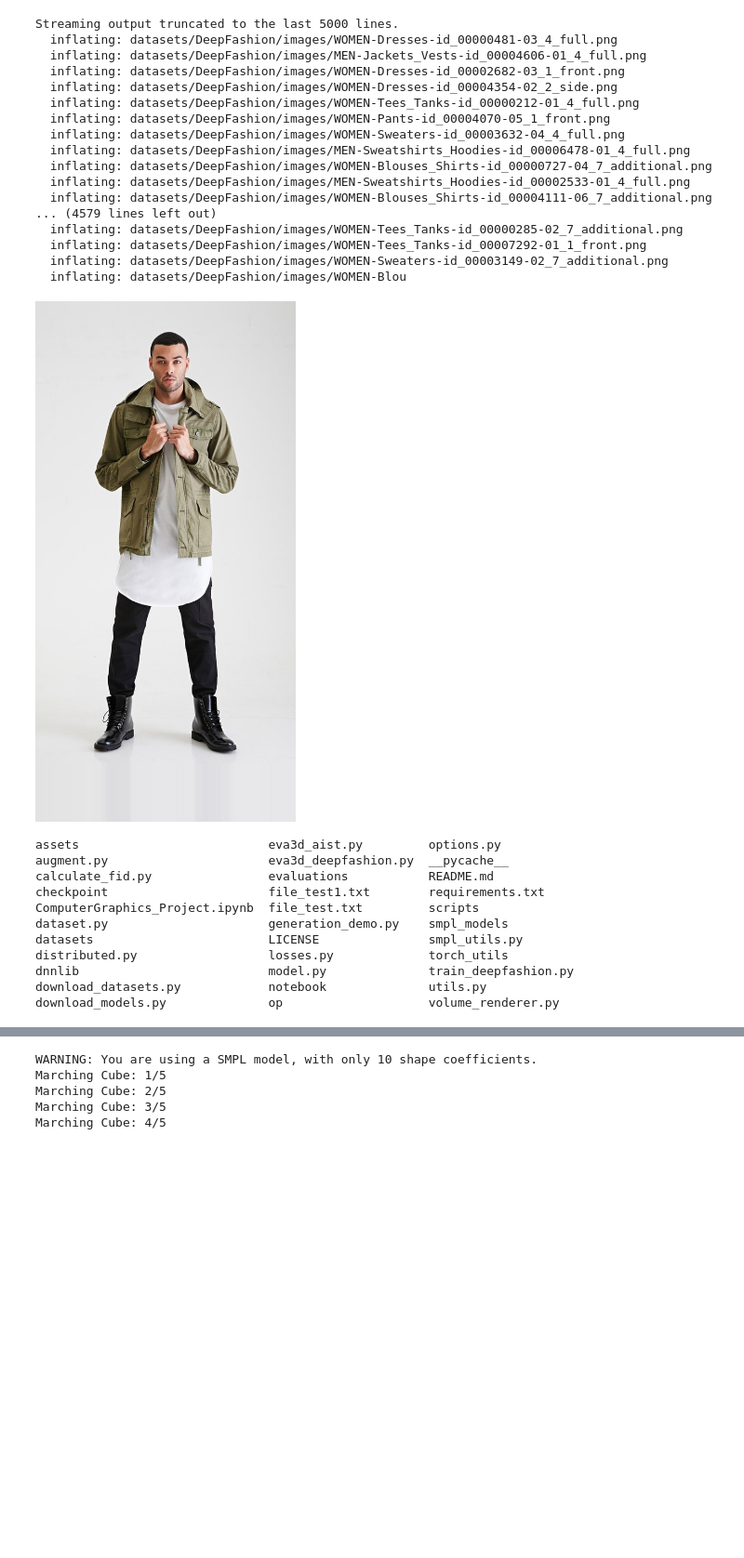
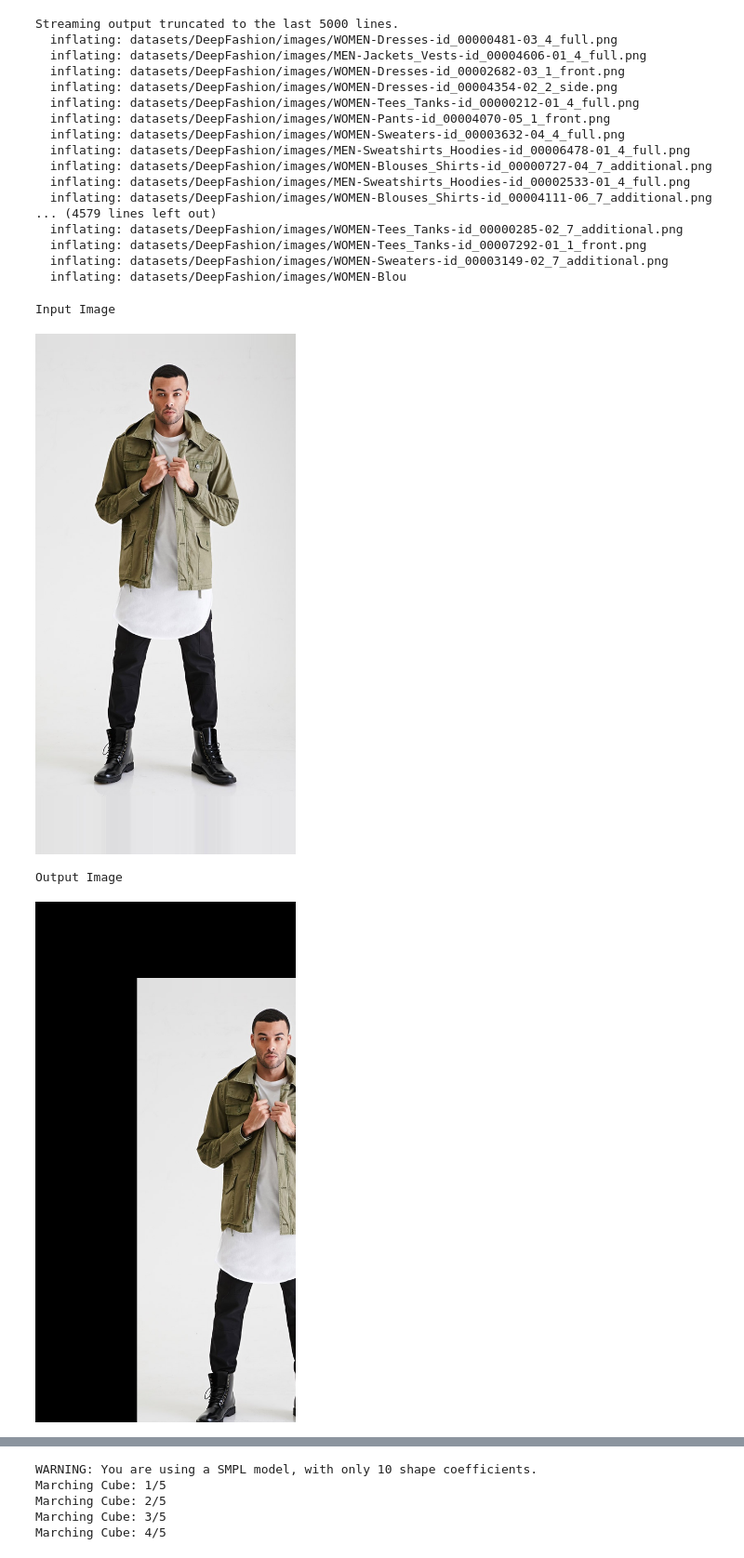
Before and after one commit to juan026/EVA3D, a Jupyter notebook: ComputerGraphics_Project.ipynb, the cells around one changed output, grey strips where cells are left out. Shown at 93% size. Drawn from its saved outputs; the diff is of its cells as text; code cells hidden in the pictures; blank space fills up the shorter version.

```diff
--- a/ComputerGraphics_Project.ipynb
+++ b/ComputerGraphics_Project.ipynb
@@ -140,21 +125,0 @@ img_testing3 = os.path.join(root_dataset, testing_images[2])
-# %%
-from IPython.display import Image
-print(img_testing1)
-# %% [output]
-[figure, removed]
-# %%
-with open("file_test1.txt", "w") as ft1:
-  ft1.write(testing_images[0])
-!ls
-# %% [output]
-assets                          eva3d_aist.py         options.py
-augment.py                      eva3d_deepfashion.py  __pycache__
-calculate_fid.py                evaluations           README.md
-checkpoint                      file_test1.txt        requirements.txt
-ComputerGraphics_Project.ipynb  file_test.txt         scripts
-dataset.py                      generation_demo.py    smpl_models
-datasets                        LICENSE               smpl_utils.py
-distributed.py                  losses.py             torch_utils
-dnnlib                          model.py              train_deepfashion.py
-download_datasets.py            notebook              utils.py
-download_models.py              op                    volume_renderer.py
@@ -160,0 +135,28 @@ download_models.py              op                    volume_renderer.py
+# %%
+# @title Transformation: Translation
+# Translation
+image = cv2.imread(img_testing1)
+ancho = image.shape[1] #columnas
+alto = image.shape[0] # filas
+
+M = np.float32([[1, 0,200],
+                [0, 1,150]])
+imageOut = cv2.warpAffine(image,M,(ancho,alto))
+print('Input Image')
+cv2_imshow(image)
+print('Output Image')
+cv2_imshow(imageOut)
+cv2.waitKey(0)
+output_img_path = img_testing1[:-4]+"__translation.png"
+print(output_img_path)
+cv2.imwrite(output_img_path, imageOut)
+cv2.destroyAllWindows()
+
+# save basename image to file for inference
+with open("file_test1.txt", "w") as ft1:
+  ft1.write(os.path.basename(output_img_path))
+# %% [output]
+Input Image
+[figure, added]
+Output Image
+[figure, added]
```
Also changed, not shown: parts of 9 cells of this notebook.
